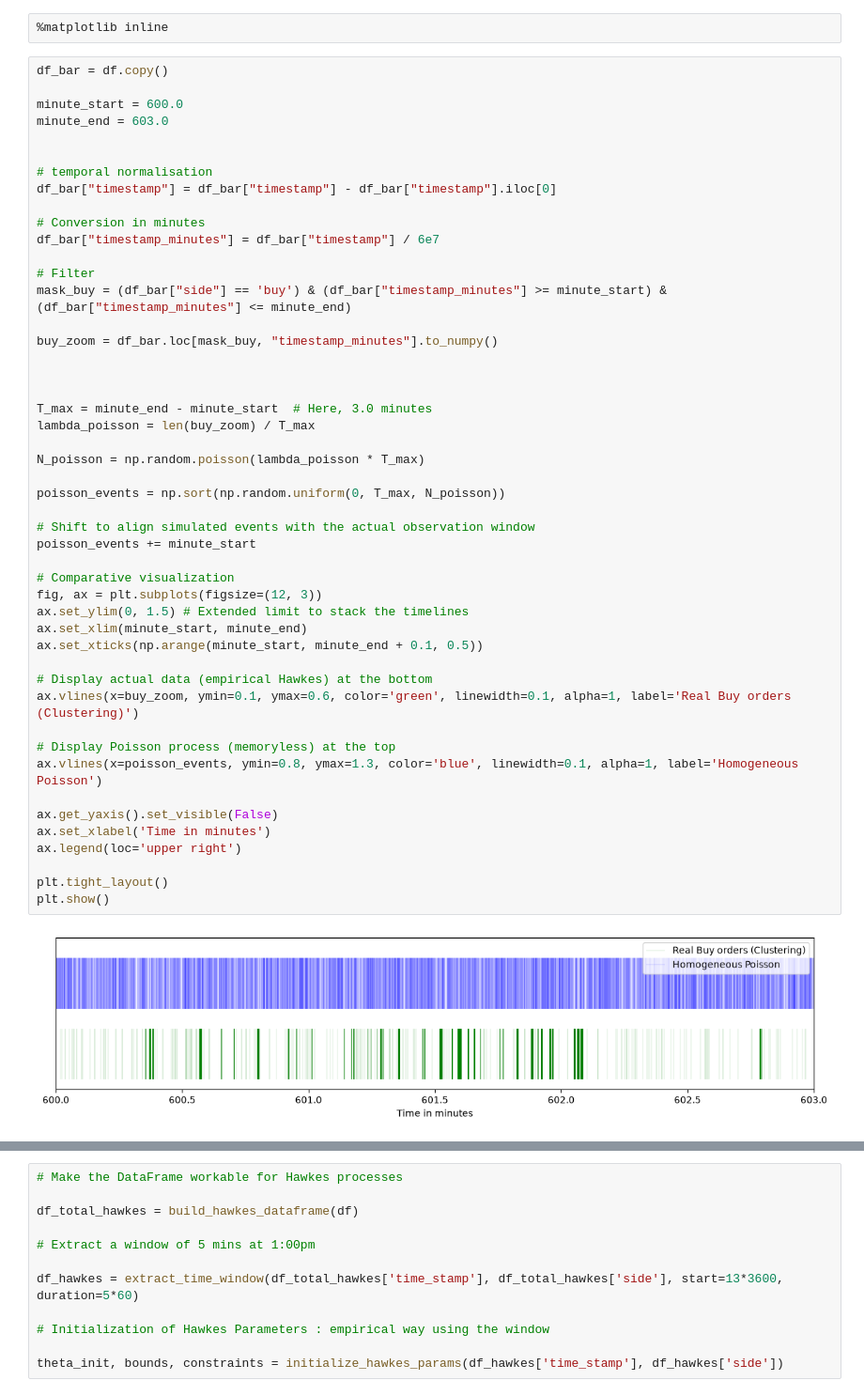
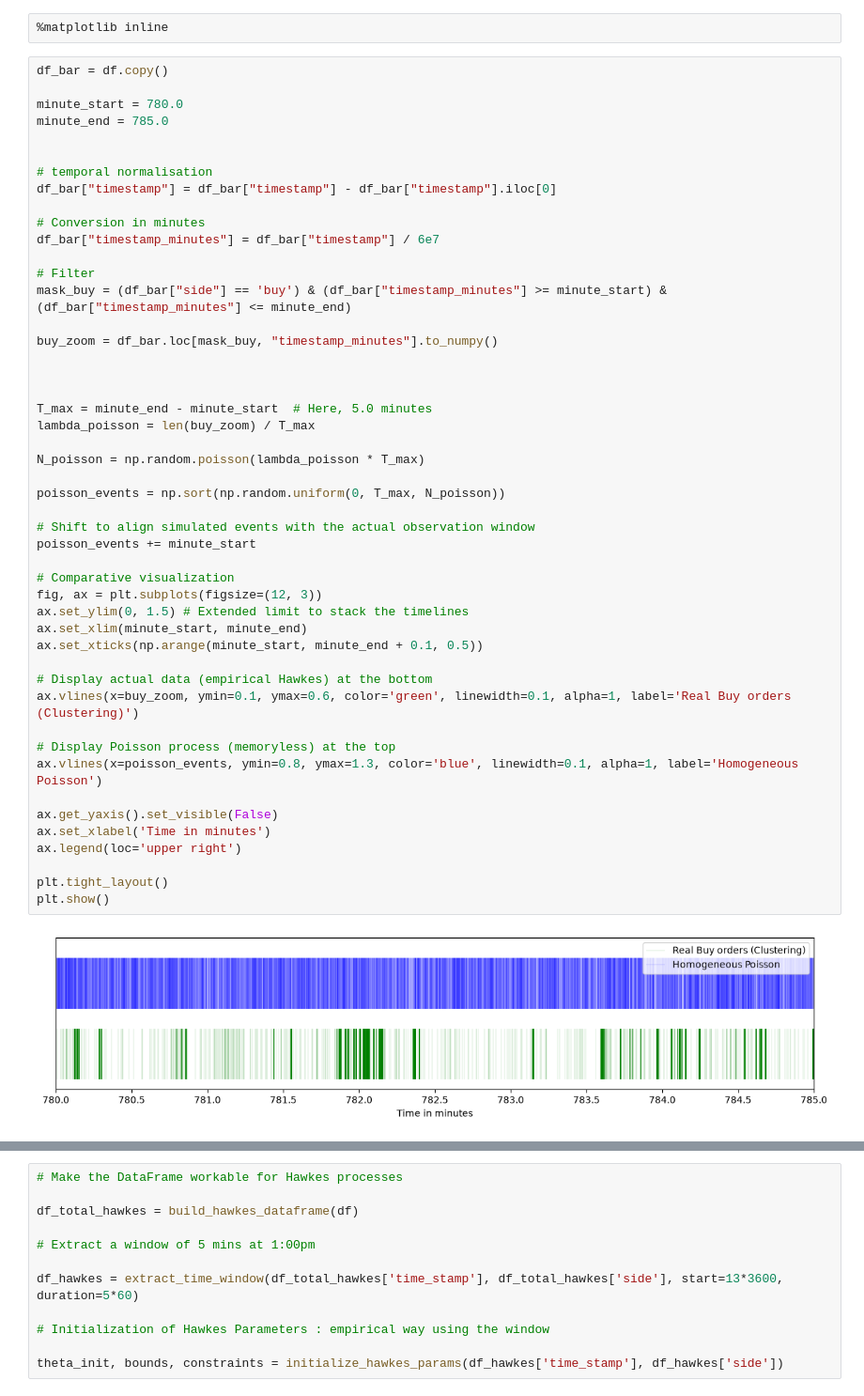
Before and after one commit to Maxime-Skryma/Spread_Crypto, a Jupyter notebook: notebooks/BTC_Hawkes.ipynb, the cells around one changed output, grey strips where cells are left out. Shown at 94% size. Cells and saved outputs as stored; diff of their text form.

```diff
--- a/notebooks/BTC_Hawkes.ipynb
+++ b/notebooks/BTC_Hawkes.ipynb
@@ -74,8 +74,8 @@ Fichiers téléchargés : ['../data/binance_trades_2026-09-01_BTCUSDT.csv.gz']
 # %%
 df_bar = df.copy()
 
-minute_start = 600.0
-minute_end = 603.0
+minute_start = 780.0
+minute_end = 785.0
 
 
 # temporal normalisation
@@ -91,36 +91,36 @@ buy_zoom = df_bar.loc[mask_buy, "timestamp_minutes"].to_numpy()
 
 
 
-T_max = minute_end - minute_start  # Here, 3.0 minutes
+T_max = minute_end - minute_start  # Here, 5.0 minutes
 lambda_poisson = len(buy_zoom) / T_max
 
 N_poisson = np.random.poisson(lambda_poisson * T_max)
 
 poisson_events = np.sort(np.random.uniform(0, T_max, N_poisson))
 
 # Shift to align simulated events with the actual observation window
 poisson_events += minute_start
 
 # Comparative visualization
 fig, ax = plt.subplots(figsize=(12, 3))
 ax.set_ylim(0, 1.5) # Extended limit to stack the timelines
 ax.set_xlim(minute_start, minute_end)
 ax.set_xticks(np.arange(minute_start, minute_end + 0.1, 0.5))
 
 # Display actual data (empirical Hawkes) at the bottom
 ax.vlines(x=buy_zoom, ymin=0.1, ymax=0.6, color='green', linewidth=0.1, alpha=1, label='Real Buy orders (Clustering)')
 
 # Display Poisson process (memoryless) at the top
 ax.vlines(x=poisson_events, ymin=0.8, ymax=1.3, color='blue', linewidth=0.1, alpha=1, label='Homogeneous Poisson')
 
 ax.get_yaxis().set_visible(False)
 ax.set_xlabel('Time in minutes')
 ax.legend(loc='upper right')
 
 plt.tight_layout()
 plt.show()
 # %% [output]
-[figure, old version]
+[figure, new version]
 # %%
 df_bar['timestamp'] = pd.to_datetime(df_bar['timestamp'], unit='us')
 df_bar.set_index('timestamp', inplace=True)
```
Also changed, not shown: parts of 6 cells of this notebook, 4 other files.
